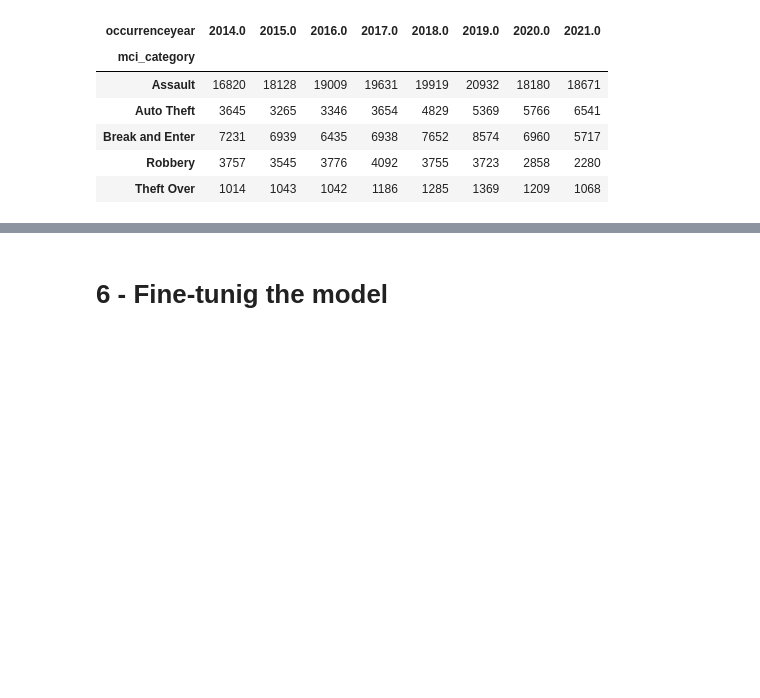
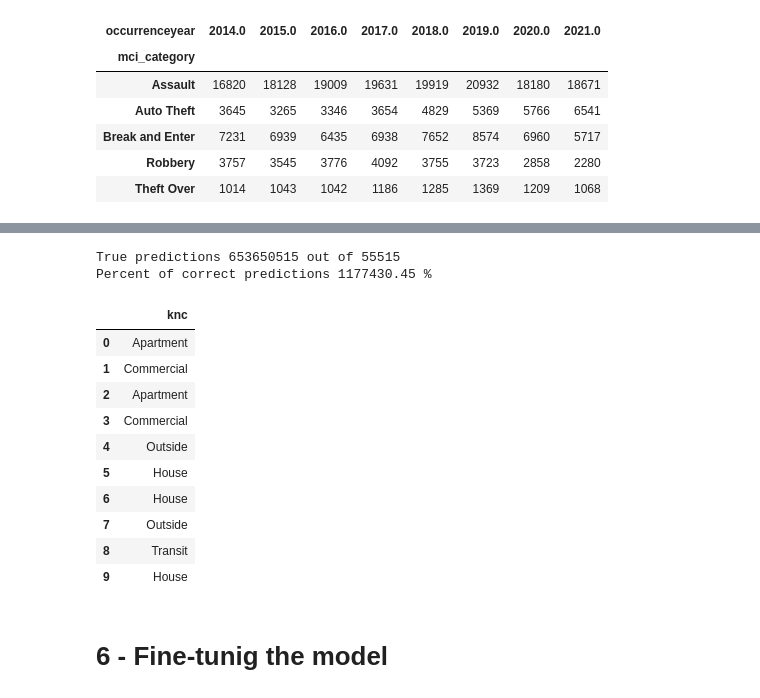
Before and after one commit to sanoliv/SCS_3253_061-Machine-Learning, a Jupyter notebook: Toronto_Police_Major_Crime_Indicators_MCI.ipynb, the cells around one changed output, grey strips where cells are left out. Drawn from its saved outputs; the diff is of its cells as text; code cells hidden in the pictures; blank space fills up the shorter version.

```diff
--- a/Toronto_Police_Major_Crime_Indicators_MCI.ipynb
+++ b/Toronto_Police_Major_Crime_Indicators_MCI.ipynb
@@ -1170,3 +1171,27 @@ KeyError: ignored
+# %%
+### Preparing the data for the ML algorith // March 21, 2023
+### KNeighborsClassifier
+
+knc = KNeighborsClassifier(n_neighbors = 15)  #n_neighbors : int, optional (default = 5)
+knc = knc.fit(X_train, y_train)
+resKN = knc.predict(X_test)
+Evaluate(resKN, y_test)
+resKN_df = pd.DataFrame({'knc': resKN[:]})
+resKN_df.head(10)
+# %% [output]
+True predictions 653650515 out of 55515
+Percent of correct predictions 1177430.45 %
+|  | knc |
+| 0 | Apartment |
+| 1 | Commercial |
+| 2 | Apartment |
+| 3 | Commercial |
+| 4 | Outside |
+| 5 | House |
+| 6 | House |
+| 7 | Outside |
+| 8 | Transit |
+| 9 | House |
 # %% [markdown]
 # 6 - Fine-tunig the model
 # %% [markdown]
```
Also changed, not shown: parts of 10 cells of this notebook.
